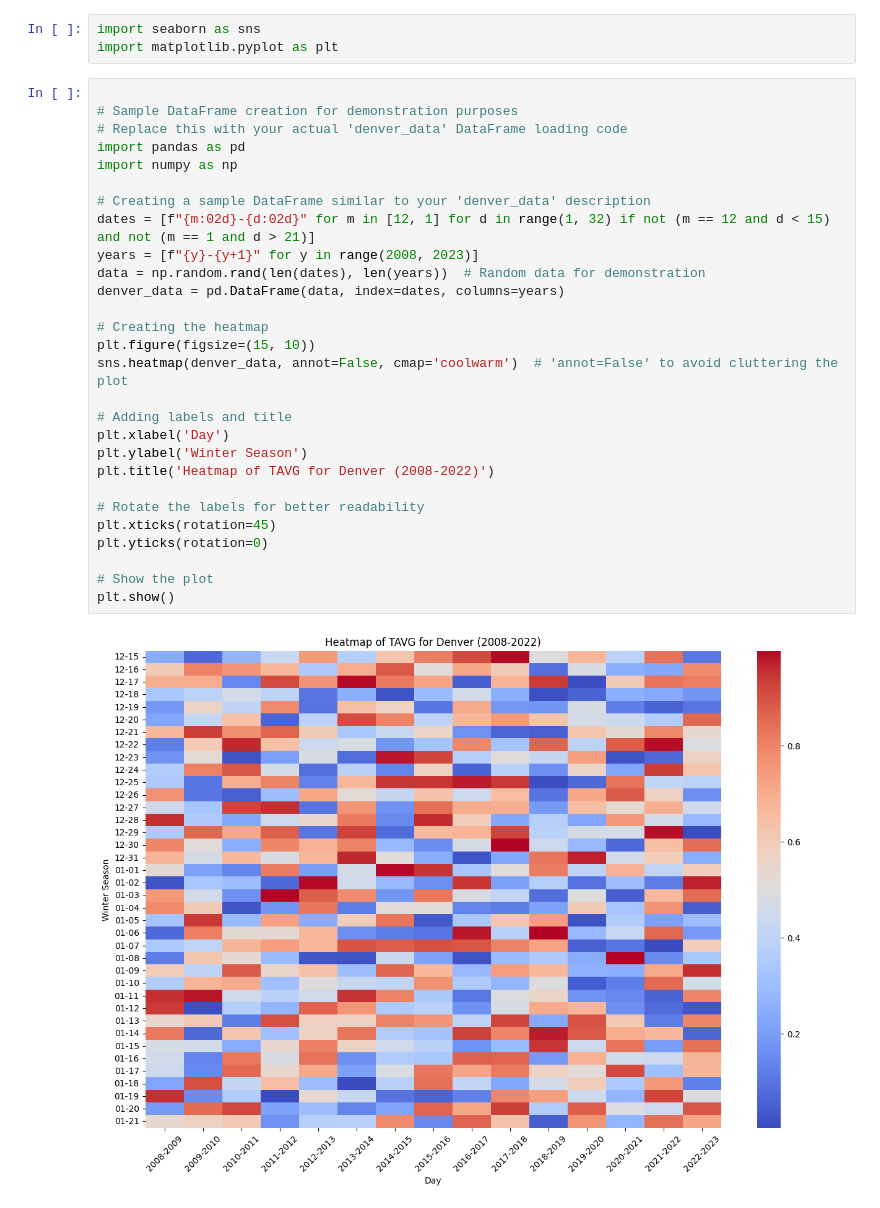
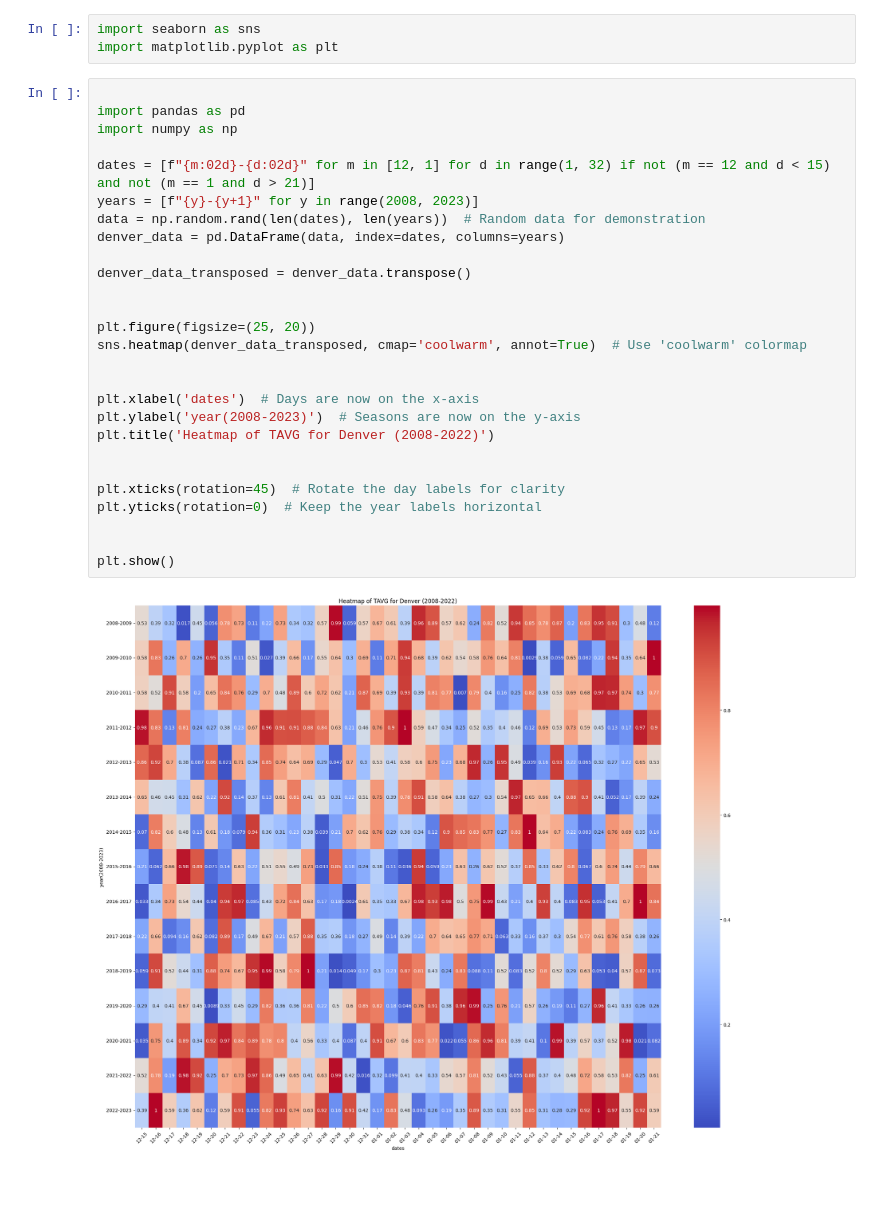
Before and after one commit to RishikaYadannavar/mcis6273-f24-datamining, a Jupyter notebook: homework/hw0/hw0.ipynb, the cells around one changed output. Cells and saved outputs as stored; diff of their text form.

Commit message:
heatmap2

```diff
--- a/homework/hw0/hw0.ipynb
+++ b/homework/hw0/hw0.ipynb
@@ -351,31 +351,30 @@ import seaborn as sns
 import matplotlib.pyplot as plt
 # %%
 
-# Sample DataFrame creation for demonstration purposes
-# Replace this with your actual 'denver_data' DataFrame loading code
 import pandas as pd
 import numpy as np
 
-# Creating a sample DataFrame similar to your 'denver_data' description
 dates = [f"{m:02d}-{d:02d}" for m in [12, 1] for d in range(1, 32) if not (m == 12 and d < 15) and not (m == 1 and d > 21)]
 years = [f"{y}-{y+1}" for y in range(2008, 2023)]
 data = np.random.rand(len(dates), len(years))  # Random data for demonstration
 denver_data = pd.DataFrame(data, index=dates, columns=years)
 
-# Creating the heatmap
-plt.figure(figsize=(15, 10))
-sns.heatmap(denver_data, annot=False, cmap='coolwarm')  # 'annot=False' to avoid cluttering the plot
+denver_data_transposed = denver_data.transpose()
 
-# Adding labels and title
-plt.xlabel('Day')
-plt.ylabel('Winter Season')
+
+plt.figure(figsize=(25, 20))
+sns.heatmap(denver_data_transposed, cmap='coolwarm', annot=True)  # Use 'coolwarm' colormap
+
+
+plt.xlabel('dates')  # Days are now on the x-axis
+plt.ylabel('year(2008-2023)')  # Seasons are now on the y-axis
 plt.title('Heatmap of TAVG for Denver (2008-2022)')
 
-# Rotate the labels for better readability
-plt.xticks(rotation=45)
-plt.yticks(rotation=0)
 
-# Show the plot
+plt.xticks(rotation=45)  # Rotate the day labels for clarity
+plt.yticks(rotation=0)  # Keep the year labels horizontal
+
+
 plt.show()
 # %% [output]
-[figure, old version]
+[figure, new version]
```
Also changed, not shown: parts of 1 cell of this notebook.
